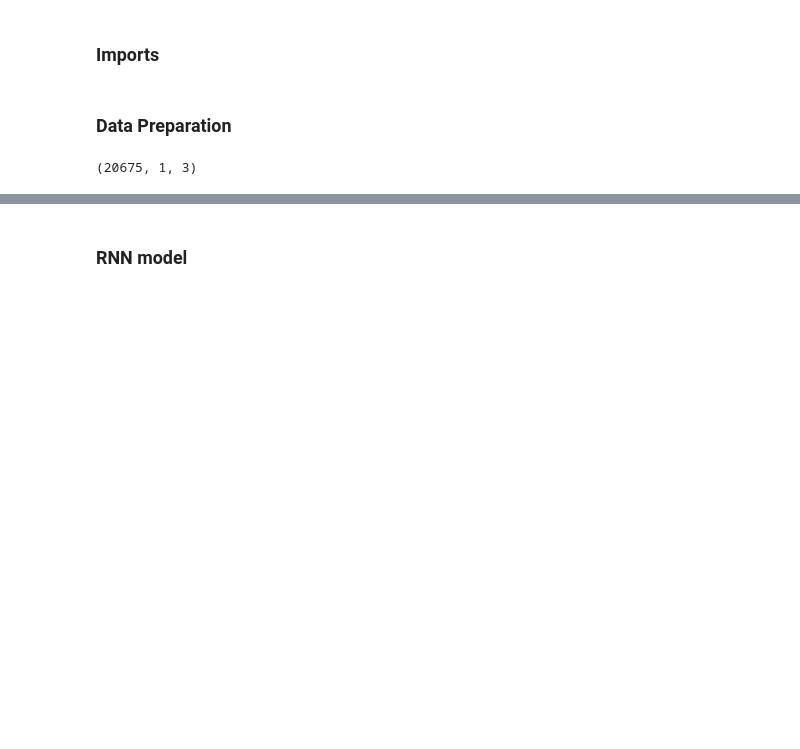
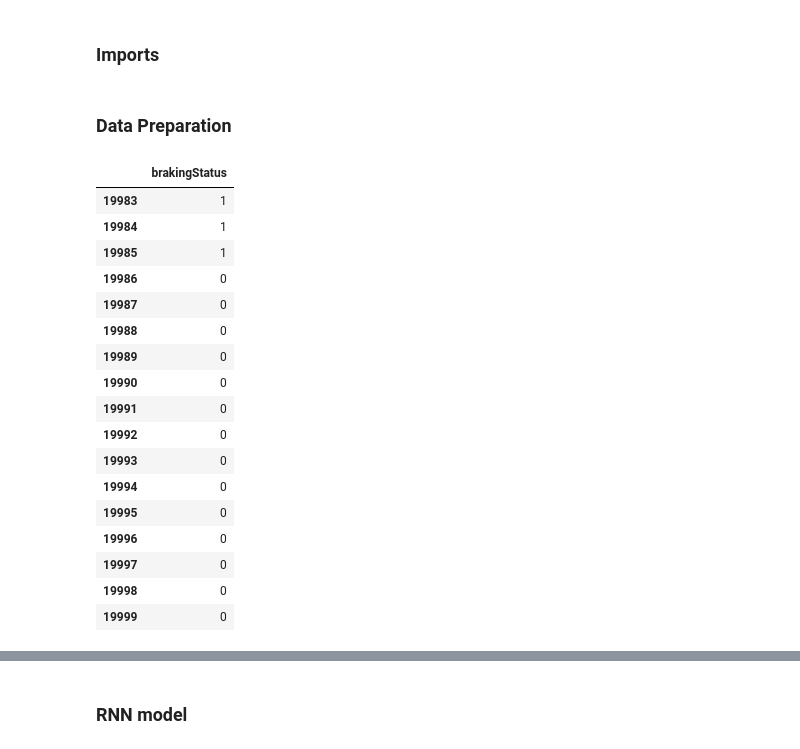
Before and after one commit to Nimtaa/Noisy, a Jupyter notebook: NeuralNetworks.ipynb, the cells around one changed output, grey strips where cells are left out. Drawn from its saved outputs; the diff is of its cells as text; code cells hidden in the pictures; blank space fills up the shorter version.

```diff
--- a/NeuralNetworks.ipynb
+++ b/NeuralNetworks.ipynb
@@ -12,18 +15,42 @@ import pandas
 # %% [markdown]
 ### Data Preparation
 # %%
-data = pandas.read_csv('./data/Learning/Training_set_new.csv')
-test = pandas.read_csv('./data/Learning/Test_set.csv')
+# data = pandas.read_csv('./data/Learning/Training_set_new.csv')
+# test = pandas.read_csv('./data/Learning/Test_set.csv')
+
+data = pandas.read_csv('./data/Learning/last version/Train_Set.csv')
+test = pandas.read_csv('./data/Learning/last version/Test_Set.csv')
 gtTrain = pandas.read_csv('./data/21/groundTruthEdited.csv')
 gtTest = pandas.read_csv('./data/17/groundTruthEdited.csv')
 
 x_train_set = data[['x','y','z']]
 
 target = data['brakingStatus']
 # xtrain_set = [data[['x','y','z']][i:i+1].iterrows() for i in range(0,train_set)]
 # target = [data['brakingStatus'][i:i+1] for i in range(0,train_set)]
 
 x_test_set = test[['x','y','z']]
 y_test_set = test['brakingStatus']
+
+data[['brakingStatus']][19983:20000]
+# %% [output]
+|  | brakingStatus |
+| 19983 | 1 |
+| 19984 | 1 |
+| 19985 | 1 |
+| 19986 | 0 |
+| 19987 | 0 |
+| 19988 | 0 |
+| 19989 | 0 |
+| 19990 | 0 |
+| 19991 | 0 |
+| 19992 | 0 |
+| 19993 | 0 |
+| 19994 | 0 |
+| 19995 | 0 |
+| 19996 | 0 |
+| 19997 | 0 |
+| 19998 | 0 |
+| 19999 | 0 |
 # %%
 x_train_set = np.array(x_train_set,dtype=float)
@@ -57,7 +83,3 @@ x_train_set_array_reshape = np.squeeze(x_train_set_array, axis = 1)
 target_array_reshape = np.squeeze(target_array, axis = 1)
 x_test_set_array_reshape = np.squeeze(x_test_set_array, axis=1)
 y_test_set_array_reshape = np.squeeze(y_test_set_array, axis=1)
-# %%
-x_test_set_array.shape
-# %% [output]
-(20675, 1, 3)
```
Also changed, not shown: parts of 14 cells of this notebook, 1 other file.
